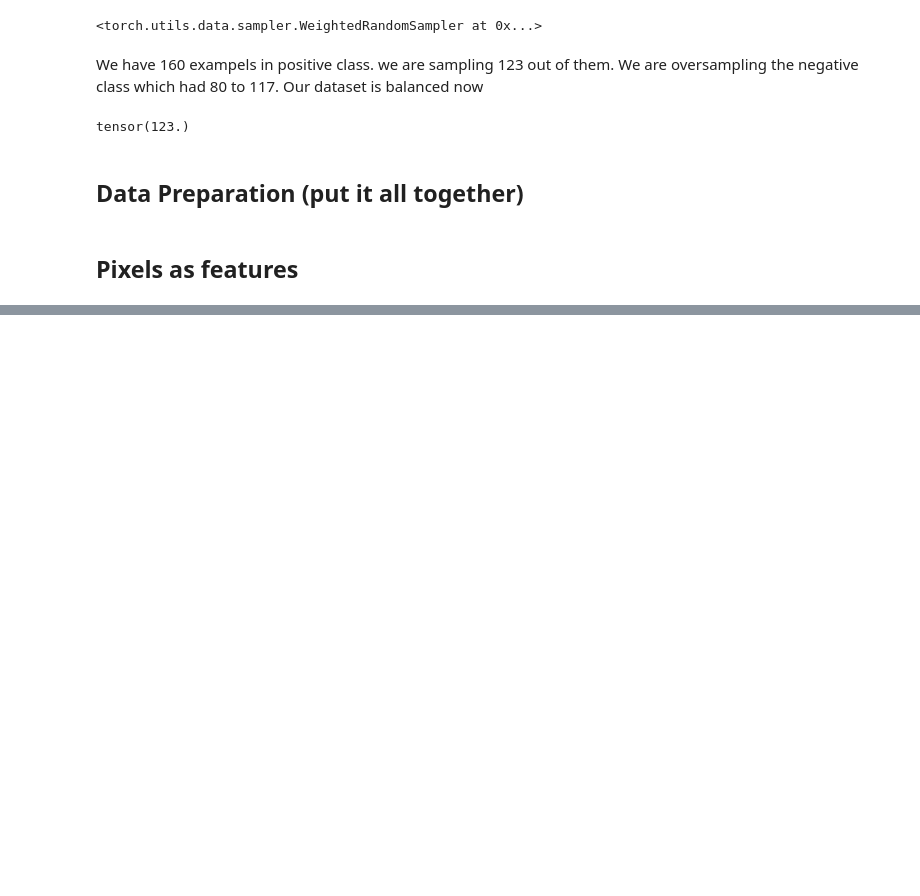
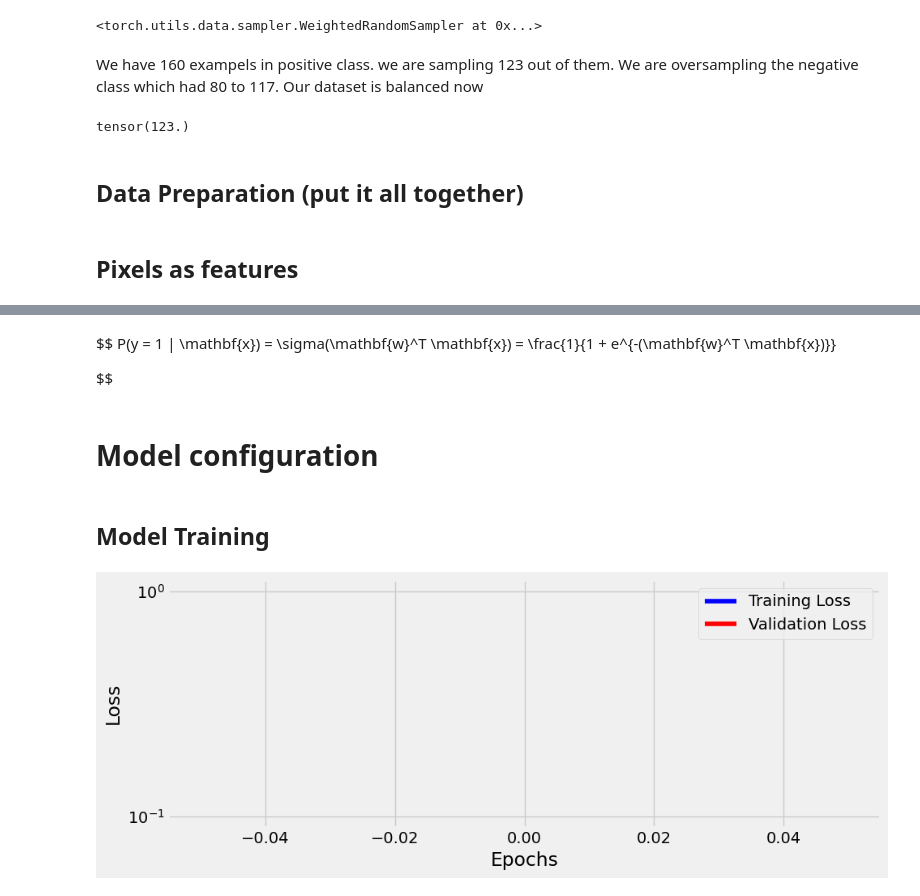
Before and after one commit to Anushkach/Deep-Learning, a Jupyter notebook: Deep Learning with Pytorch/computer vision.ipynb, the cells around one changed output, grey strips where cells are left out. Drawn from its saved outputs; the diff is of its cells as text; code cells hidden in the pictures; blank space fills up the shorter version.

Commit message:
Model training

```diff
--- a/Deep Learning with Pytorch/computer vision.ipynb
+++ b/Deep Learning with Pytorch/computer vision.ipynb
@@ -500,0 +518,7 @@ val_loader=DataLoader(dataset=val_loader,
+# %% [markdown]
+$$
+P(y = 1 | \mathbf{x}) = \sigma(\mathbf{w}^T \mathbf{x}) = \frac{1}{1 + e^{-(\mathbf{w}^T \mathbf{x})}}
+
+$$
+# %% [markdown]
+# Model configuration
@@ -500,0 +542,2 @@ val_loader=DataLoader(dataset=val_loader,
+# %% [markdown]
+## Model Training
@@ -500,0 +553,4 @@ val_loader=DataLoader(dataset=val_loader,
+# %%
+fig=sbs_logistic.plot_losses()
+# %% [output]
+[figure, added]
```
Also changed, not shown: parts of 5 cells of this notebook.
